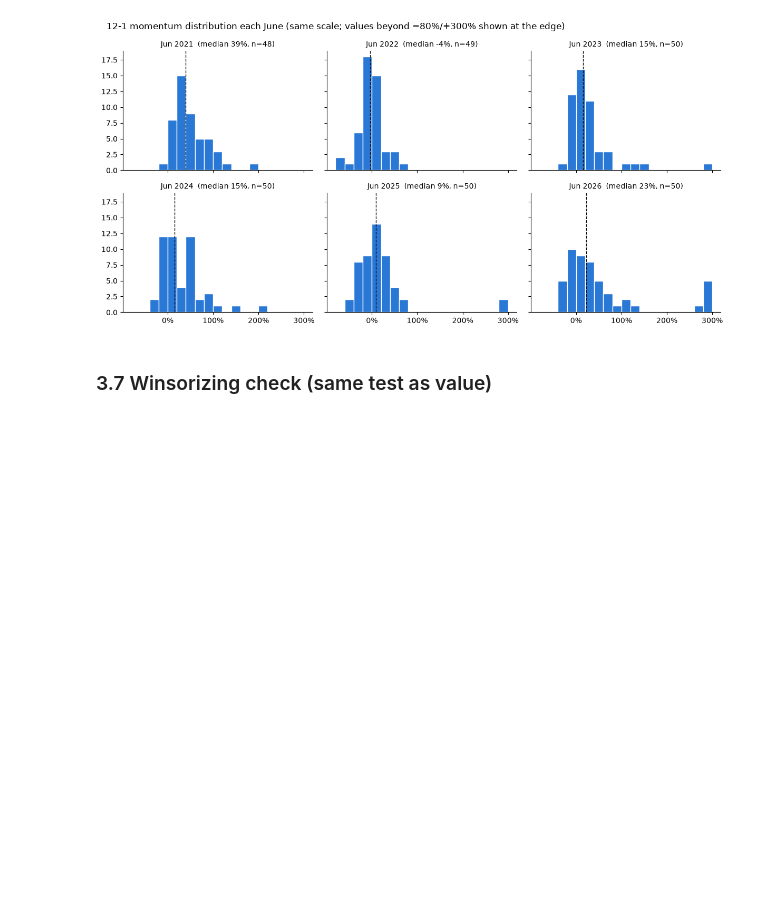
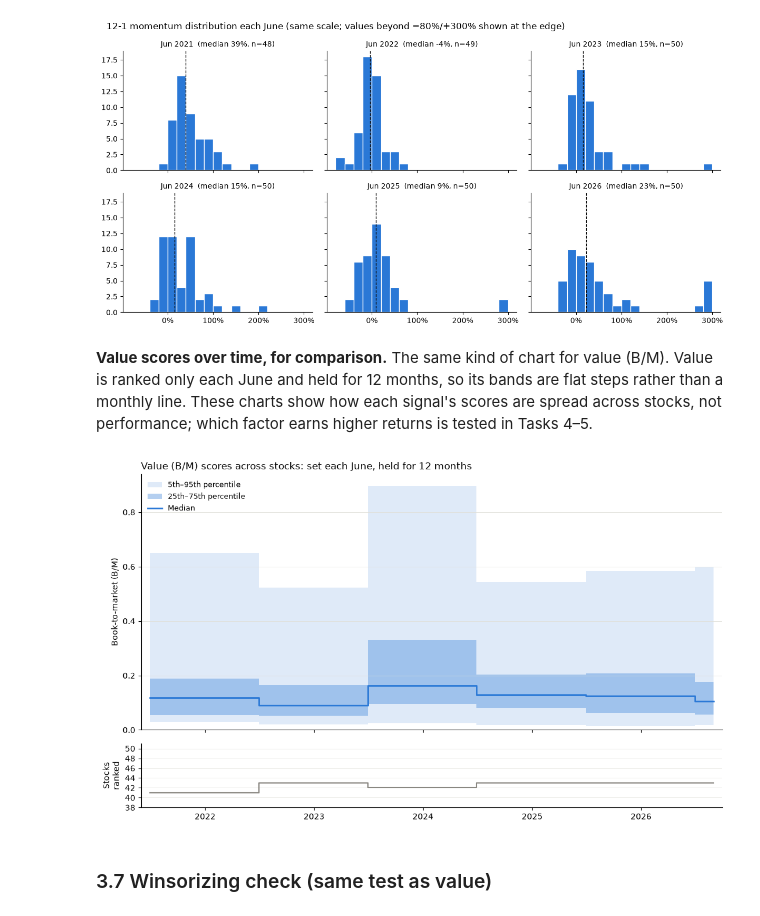
Before and after one commit to jialucharlottewu/LendoCapital, a Jupyter notebook: notebooks/week2/factor_value_momentum.ipynb, the cells around one changed output. Saved outputs shown, nothing was run; the diff lists cells and outputs as text; code cells hidden in the pictures; blank space fills up the shorter version.

```diff
--- a/notebooks/week2/factor_value_momentum.ipynb
+++ b/notebooks/week2/factor_value_momentum.ipynb
@@ -490,6 +532,44 @@ plt.savefig("../../reports/momentum_histograms_june.png", dpi=150)
 plt.show()
 # %% [output]
 [figure]
+# %% [markdown]
+**Value scores over time, for comparison.** The same kind of chart for value (B/M). Value is ranked only each June and held for 12 months, so its bands are flat steps rather than a monthly line. These charts show how each signal's scores are spread across stocks, not performance; which factor earns higher returns is tested in Tasks 4–5.
+# %%
+import matplotlib.pyplot as plt
+import matplotlib.ticker as mtick
+BLUE, INK, MUTED, GRID = "#2a78d6", "#0b0b0b", "#898781", "#e1e0d9"
+ranked_v = value_signals[value_signals["excluded_reason"].isna()]
+q = ranked_v.groupby("rebalance_date")["bm"].quantile([0.05, 0.25, 0.5, 0.75, 0.95]).unstack()
+n = ranked_v.groupby("rebalance_date").size()
+
+# Each June's scores are held until the next June: extend the last one to the end of the momentum sample
+end = momentum_signals["rebalance_date"].max()
+qs = pd.concat([q, q.iloc[[-1]].set_axis([end])])
+ns = pd.concat([n, n.iloc[[-1]].set_axis([end])])
+
+fig, (ax, ax2) = plt.subplots(2, 1, figsize=(11, 6.5), sharex=True, gridspec_kw={"height_ratios": [4, 1]})
+ax.fill_between(qs.index, qs[0.05], qs[0.95], step="post", color=BLUE, alpha=0.15, lw=0, label="5th–95th percentile")
+ax.fill_between(qs.index, qs[0.25], qs[0.75], step="post", color=BLUE, alpha=0.35, lw=0, label="25th–75th percentile")
+ax.step(qs.index, qs[0.5], where="post", color=BLUE, lw=2, label="Median")
+ax.set_ylim(bottom=0)
+ax.set_ylabel("Book-to-market (B/M)")
+ax.set_title("Value (B/M) scores across stocks: set each June, held for 12 months", loc="left", fontsize=12, color=INK)
+ax.legend(loc="upper left", frameon=False, fontsize=9)
+ax.grid(axis="y", color=GRID, lw=0.6)
+ax2.step(ns.index, ns.values, where="post", color=MUTED, lw=1.5)
+ax2.set_ylim(38, 51)
+ax2.yaxis.set_major_locator(mtick.MaxNLocator(integer=True))
+ax2.set_ylabel("Stocks\nranked")
+ax2.grid(axis="y", color=GRID, lw=0.6)
+ax.set_xlim(momentum_signals["rebalance_date"].min() - pd.Timedelta(days=30), end + pd.Timedelta(days=30))
+for a in (ax, ax2):
+    for s in ("top", "right"):
+        a.spines[s].set_visible(False)
+plt.tight_layout()
+plt.savefig("../../reports/value_distribution_over_time.png", dpi=150)
+plt.show()
+# %% [output]
+[figure, added]
 # %% [markdown]
 ### 3.7 Winsorizing check (same test as value)
 # %%
```
Also changed, not shown: parts of 20 cells of this notebook, 8 other files.
